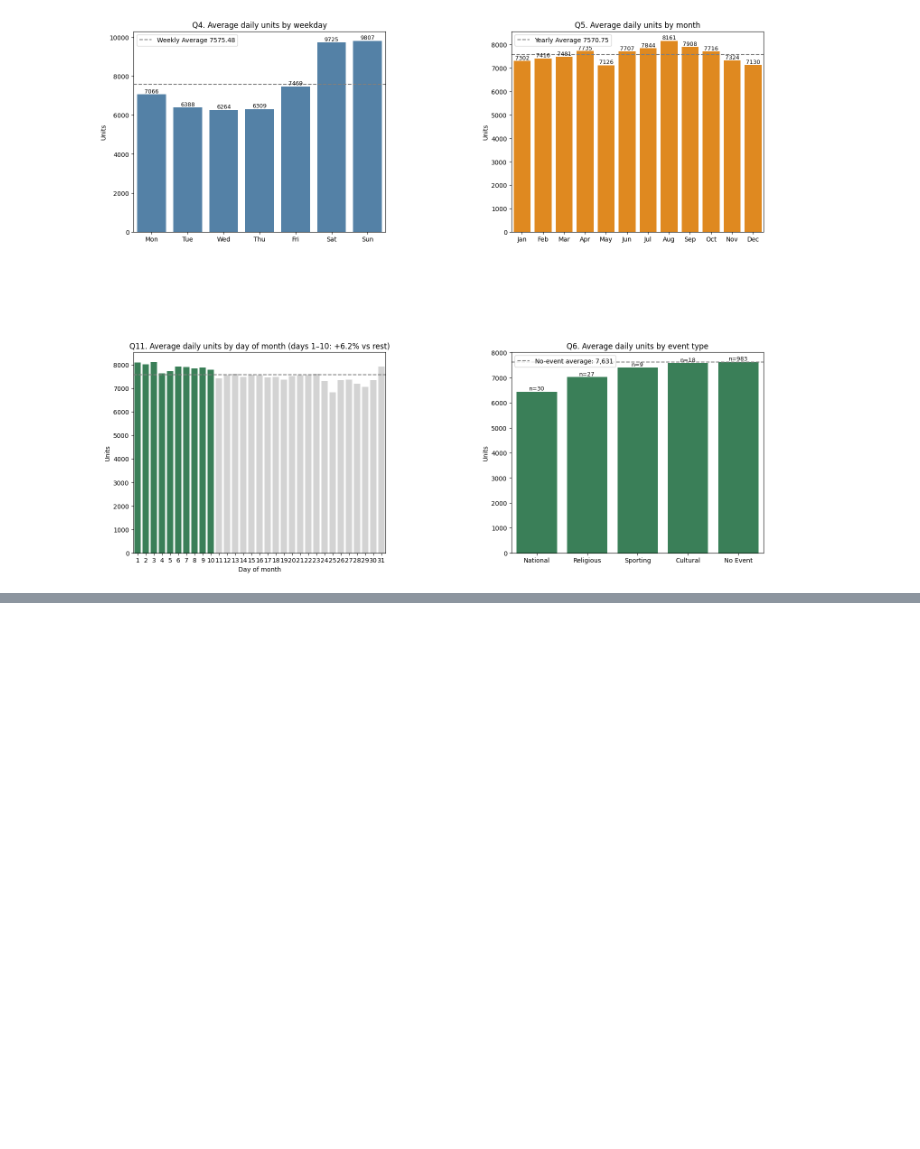
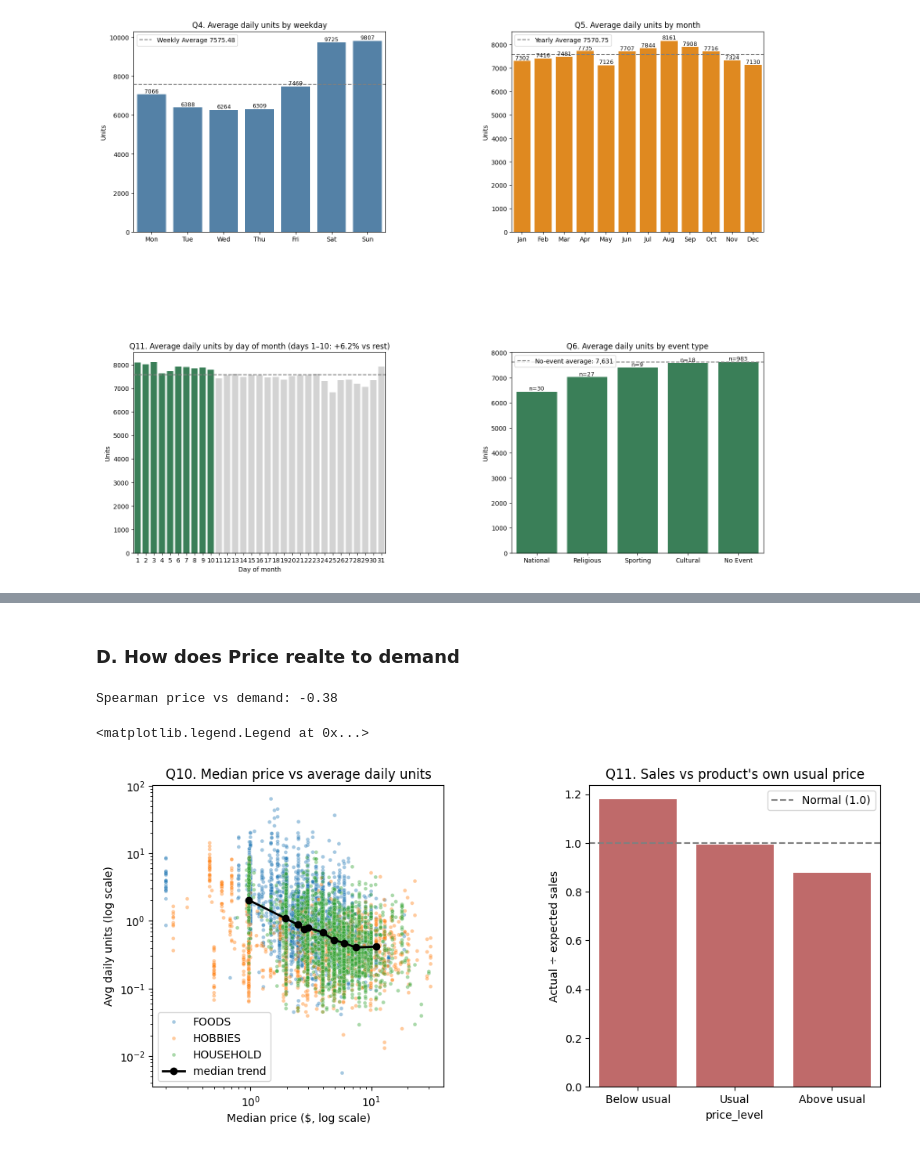
Before and after one commit to Snehil-Raut/CMPE_257_Machine_learning, a Jupyter notebook: notebooks/EDA.ipynb, the cells around one changed output, grey strips where cells are left out. Cells and saved outputs as stored; diff of their text form; code cells hidden in the pictures; blank space fills up the shorter version.

```diff
--- a/notebooks/EDA.ipynb
+++ b/notebooks/EDA.ipynb
@@ -273,0 +307,52 @@ cal
+# %% [markdown]
+### **D. How does Price realte to demand**
+# %%
+fig, axes = plt.subplots(1,2, figsize=(12,5))
+fig.subplots_adjust(hspace=0.6, wspace=0.5)
+
+# Q10. Do cheap products sell more?
+
+product_sell = df.groupby('id', observed=True).agg(price=('sell_price', 'median'), avg_daily=('sales', 'mean'), cat=('cat_id', 'first'))
+
+# drop rows where avg_sales == 0 - because log axis can’t show 0
+product_sell        = product_sell[product_sell['avg_daily'] > 0]
+product_sell['cat'] = product_sell['cat'].astype(str)
+
+ax = axes[0]
+sns.scatterplot(data=product_sell, x='price', y='avg_daily', hue='cat', s=12, alpha=0.4, ax=ax)
+ax.set_xscale('log')
+ax.set_yscale('log')
+ax.set_title('Q10. Median price vs average daily units')
+ax.set_xlabel('Median price ($, log scale)')
+ax.set_ylabel('Avg daily units (log scale)')
+bins  = pd.qcut(product_sell['price'], 10)
+trend = product_sell.groupby(bins, observed=True).agg(price=('price','median'), units=('avg_daily','median'))
+ax.plot(trend['price'], trend['units'], c='black', lw=2, marker='o', label='median trend')
+ax.legend()
+
+corr_matrix = product_sell['price'].corr(product_sell['avg_daily'], method='spearman')
+print(f'Spearman price vs demand: {corr_matrix:.2f}')
+
+# Q11. Does a product sells more when its own price drop?
+# Get products normal price and normal unit_sales
+df['usual_price'] = df.groupby('id',observed=True)['sell_price'].transform('median')
+df['usual_sales'] = df.groupby('id',observed=True)['sales'].transform('mean')
+
+#label each day with 5% buffer on each product
+df['price_level'] = np.select(
+    [df['sell_price'] < df['usual_price'] * 0.95,   # -> cheaper
+     df['sell_price'] > df['usual_price'] * 1.05],  # -> costly
+    ['Below usual', 'Above usual'], default='Usual')
+lift = df.groupby('price_level')['sales'].sum() / df.groupby('price_level')['usual_sales'].sum()
+lift = lift.reindex(['Below usual', 'Usual', 'Above usual'])
+
+ax = axes[1]
+sns.barplot(x=lift.index, y=lift.values, color='indianred', ax=ax)
+ax.axhline(1, ls='--', c='grey', label='Normal (1.0)')
+ax.set_title("Q11. Sales vs product's own usual price")
+ax.set_ylabel('Actual ÷ expected sales')
+ax.legend()
+# %% [output]
+Spearman price vs demand: -0.38
+<matplotlib.legend.Legend at 0x...>
+[figure, added]
```
Also changed, not shown: parts of 6 cells of this notebook.
